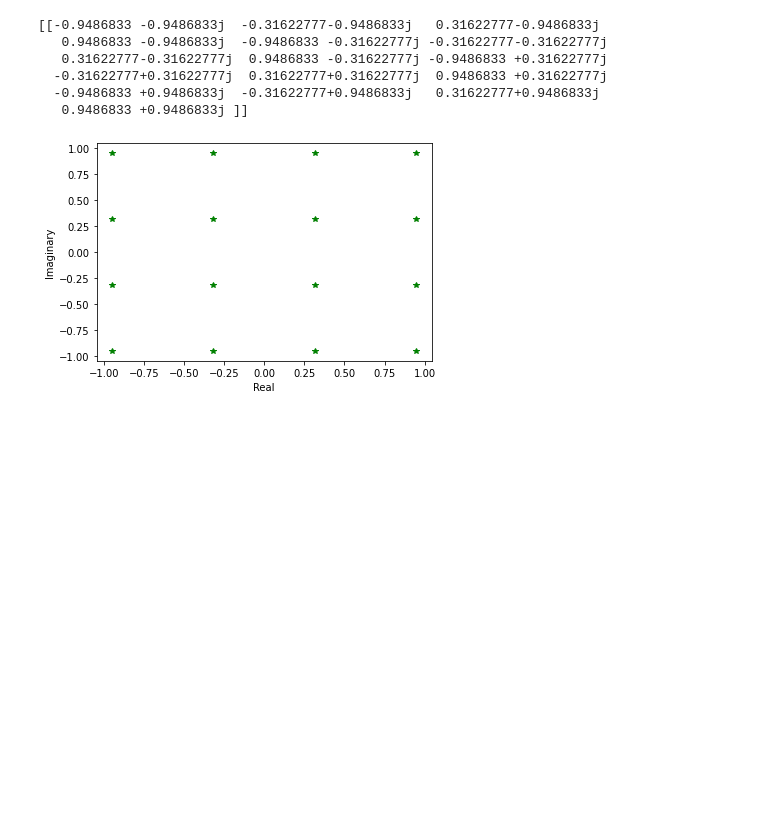
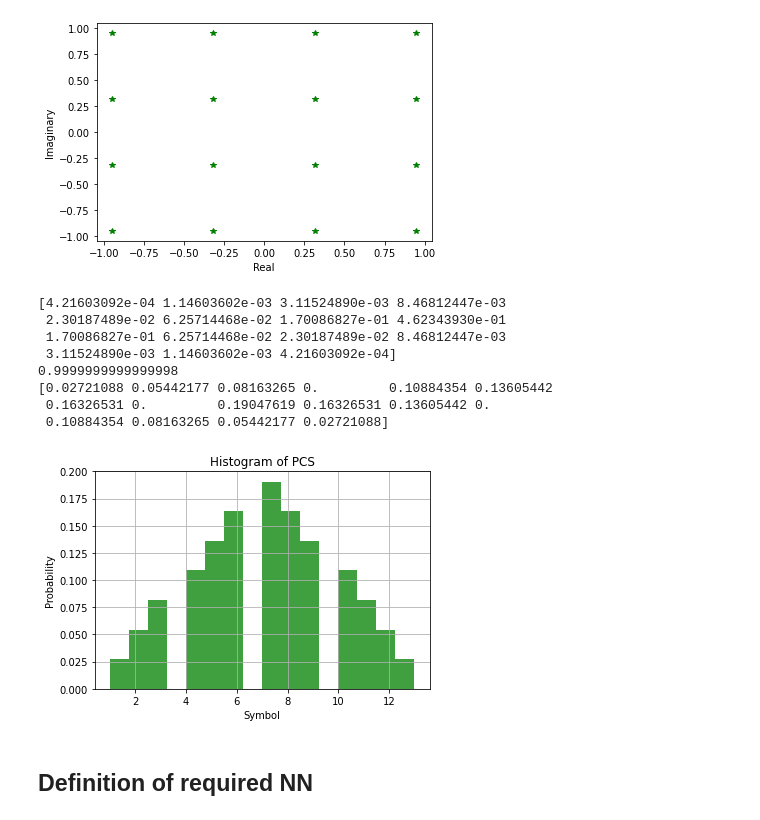
Before and after one commit to davideandres95/pcs-research-intership, a Jupyter notebook: pcs/PCS.ipynb, the cells around one changed output. Saved outputs shown, nothing was run; the diff lists cells and outputs as text; code cells hidden in the pictures; blank space fills up the shorter version.

```diff
--- a/pcs/PCS.ipynb
+++ b/pcs/PCS.ipynb
@@ -9,4 +9,4 @@ P = 1
 
 # Generate data
 M = 16
-B = 1000
+B = 10000
@@ -36,8 +39,8 @@ def get_norm_qam(M, P, P_M):
     return norm_constellation
 # %%
-P_M = np.ones(1)*1/M
+# Test the constellation retrieval
+P_M = np.ones(M)*1/M
 data = get_norm_qam(M, 1, P_M)
-print(data)
 x = data.real
 # extract imaginary part using numpy array
 y = data.imag
@@ -48,12 +51,6 @@ plt.ylabel('Imaginary')
 plt.xlabel('Real')
 plt.show()
 # %% [output]
-[[-0.9486833 -0.9486833j  -0.31622777-0.9486833j   0.31622777-0.9486833j
-   0.9486833 -0.9486833j  -0.9486833 -0.31622777j -0.31622777-0.31622777j
-   0.31622777-0.31622777j  0.9486833 -0.31622777j -0.9486833 +0.31622777j
-  -0.31622777+0.31622777j  0.31622777+0.31622777j  0.9486833 +0.31622777j
-  -0.9486833 +0.9486833j  -0.31622777+0.9486833j   0.31622777+0.9486833j
-   0.9486833 +0.9486833j ]]
 [figure]
 # %%
 def sampler(P_M, B):
@@ -66,3 +66,39 @@ def sampler(P_M, B):
+# %%
+# Test the sampler mechanism
+# mu, sigma = 0, 8
+# norm = scipy.stats.norm(mu, sigma)
+# P_M = [norm.pdf(i) for i in range(-9, 8)]
+#print(P_M)
+p = np.ones(M)*1/M
+p1 = np.arange(0,7)
+p2 = np.flip(np.arange(0,8))
+p = np.append(p1,p2)
+print(np.exp(p)/sum(np.exp(p))) #softmax
+print(np.sum(np.exp(p)/sum(np.exp(p)))) #sum of softmax should add 1.0
+
+x = sampler(p, 1000)
+
+# the histogram of the data
+n, bins, patches = plt.hist(x, M, density=True, facecolor='g', alpha=0.75)
+print(n)
+
+plt.xlabel('Symbol')
+plt.ylabel('Probability')
+plt.title('Histogram of PCS')
+plt.grid(True)
+plt.show()
+# %% [output]
+[4.21603092e-04 1.14603602e-03 3.11524890e-03 8.46812447e-03
+ 2.30187489e-02 6.25714468e-02 1.70086827e-01 4.62343930e-01
+ 1.70086827e-01 6.25714468e-02 2.30187489e-02 8.46812447e-03
+ 3.11524890e-03 1.14603602e-03 4.21603092e-04]
+0.9999999999999998
+[0.02721088 0.05442177 0.08163265 0.         0.10884354 0.13605442
+ 0.16326531 0.         0.19047619 0.16326531 0.13605442 0.
+ 0.10884354 0.08163265 0.05442177 0.02721088]
+[figure, added]
+# %% [markdown]
+## Definition of required NN
 # %%
 class Dist_Generator(nn.Module):
     def __init__(self, M):
```
Also changed, not shown: parts of 16 cells of this notebook, 2 other files.
